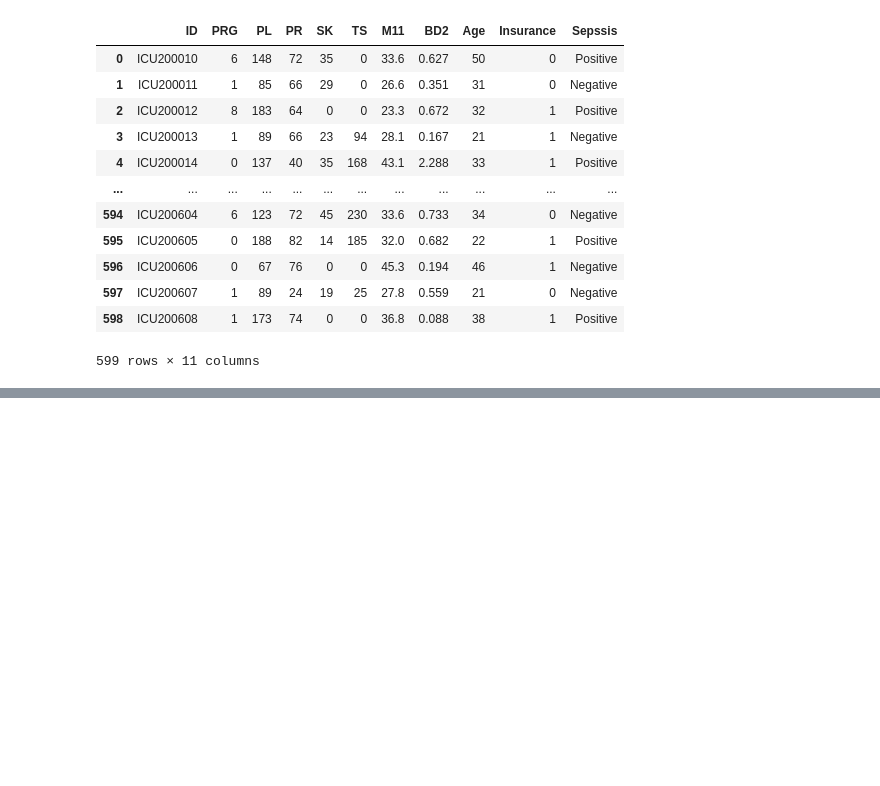
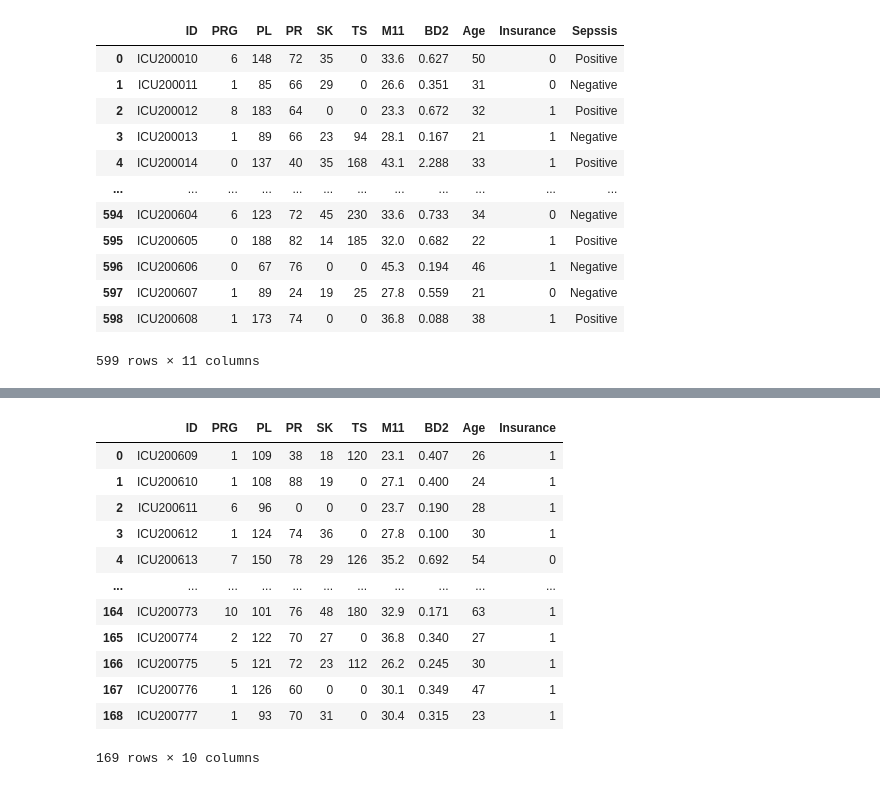
Before and after one commit to AndyMortey/Machine-Learning-API-Using-FastAPI-The-Sepsis-Case-Study, a Jupyter notebook: notebook.ipynb, the cells around one changed output, grey strips where cells are left out. Drawn from its saved outputs; the diff is of its cells as text; code cells hidden in the pictures; blank space fills up the shorter version.

```diff
--- a/notebook.ipynb
+++ b/notebook.ipynb
@@ -88,0 +121,18 @@ df
+# %%
+#Load the test data
+test_df = pd.read_csv("Datasets/Paitients_Files_Test.csv")
+test_df
+# %% [output]
+|  | ID | PRG | PL | PR | SK | TS | M11 | BD2 | Age | Insurance |
+| 0 | ICU200609 | 1 | 109 | 38 | 18 | 120 | 23.1 | 0.407 | 26 | 1 |
+| 1 | ICU200610 | 1 | 108 | 88 | 19 | 0 | 27.1 | 0.400 | 24 | 1 |
+| 2 | ICU200611 | 6 | 96 | 0 | 0 | 0 | 23.7 | 0.190 | 28 | 1 |
+| 3 | ICU200612 | 1 | 124 | 74 | 36 | 0 | 27.8 | 0.100 | 30 | 1 |
+| 4 | ICU200613 | 7 | 150 | 78 | 29 | 126 | 35.2 | 0.692 | 54 | 0 |
+| ... | ... | ... | ... | ... | ... | ... | ... | ... | ... | ... |
+| 164 | ICU200773 | 10 | 101 | 76 | 48 | 180 | 32.9 | 0.171 | 63 | 1 |
+| 165 | ICU200774 | 2 | 122 | 70 | 27 | 0 | 36.8 | 0.340 | 27 | 1 |
+| 166 | ICU200775 | 5 | 121 | 72 | 23 | 112 | 26.2 | 0.245 | 30 | 1 |
+| 167 | ICU200776 | 1 | 126 | 60 | 0 | 0 | 30.1 | 0.349 | 47 | 1 |
+| 168 | ICU200777 | 1 | 93 | 70 | 31 | 0 | 30.4 | 0.315 | 23 | 1 |
+169 rows × 10 columns
```
Also changed, not shown: parts of 16 cells of this notebook.
